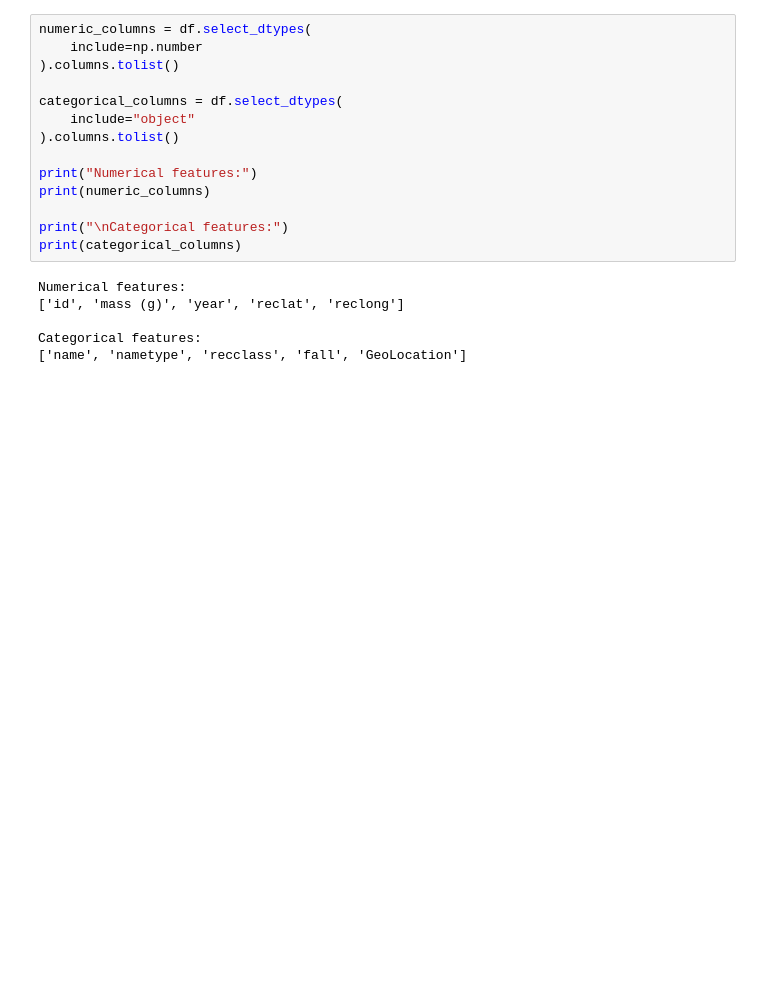
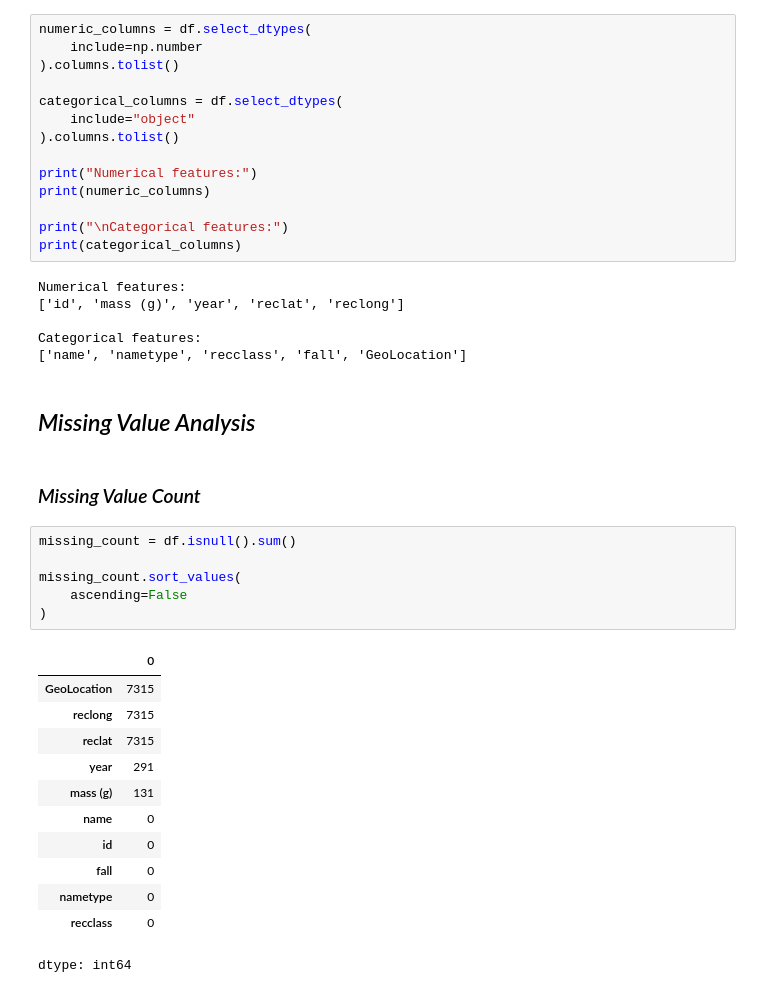
Before and after one commit to manaswiniyoshitha2006-netizen/ML-Evaluation, a Jupyter notebook: notebooks/clustering.ipynb, the cells around one changed output. Cells and saved outputs as stored; diff of their text form; blank space fills up the shorter version.

```diff
--- a/notebooks/clustering.ipynb
+++ b/notebooks/clustering.ipynb
@@ -227,3 +227,26 @@ Numerical features:
 
 Categorical features:
 ['name', 'nametype', 'recclass', 'fall', 'GeoLocation']
+# %% [markdown]
+## *Missing Value Analysis*
+# %% [markdown]
+### *Missing Value Count*
+# %%
+missing_count = df.isnull().sum()
+
+missing_count.sort_values(
+    ascending=False
+)
+# %% [output]
+|  | 0 |
+| GeoLocation | 7315 |
+| reclong | 7315 |
+| reclat | 7315 |
+| year | 291 |
+| mass (g) | 131 |
+| name | 0 |
+| id | 0 |
+| fall | 0 |
+| nametype | 0 |
+| recclass | 0 |
+dtype: int64
```
Also changed, not shown: parts of 9 cells of this notebook.
